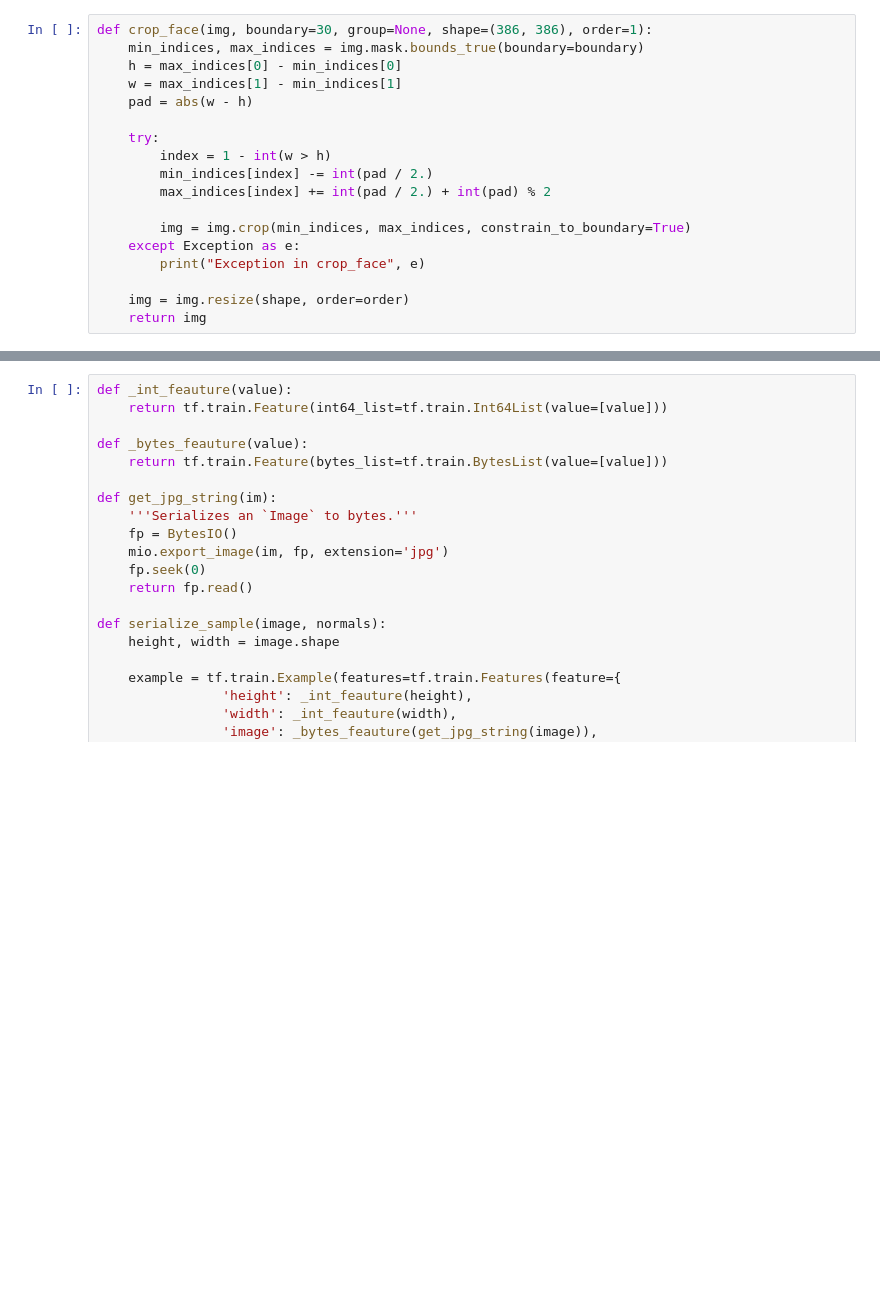
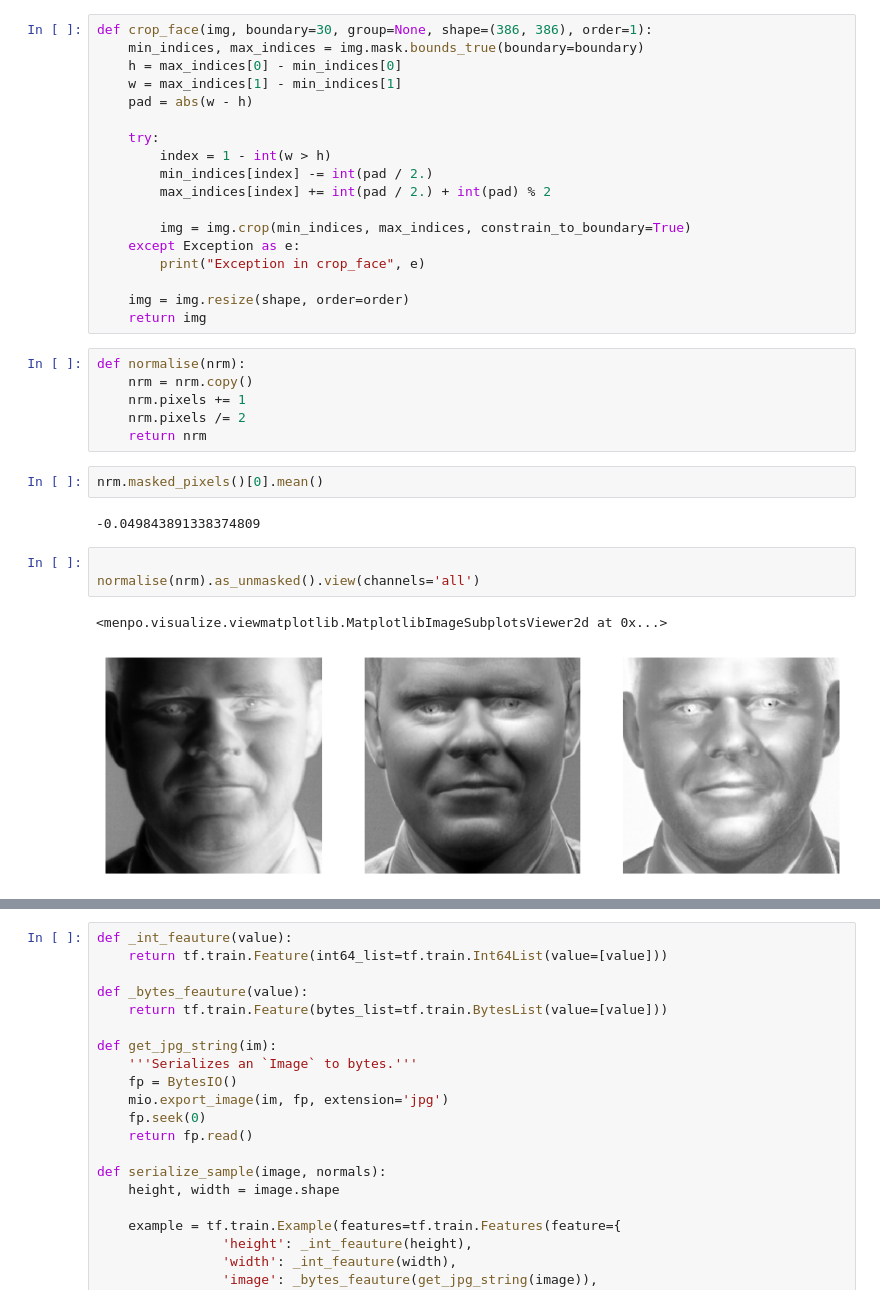
Before and after one commit to trigeorgis/normal_estimation_cvpr17, a Jupyter notebook: Generate photoface tf records.ipynb, the cells around one changed output, grey strips where cells are left out. Cells and saved outputs as stored; diff of their text form; blank space fills up the shorter version.

```diff
--- a/Generate photoface tf records.ipynb
+++ b/Generate photoface tf records.ipynb
@@ -46,6 +46,22 @@ def crop_face(img, boundary=30, group=None, shape=(386, 386), order=1):
 
     img = img.resize(shape, order=order)
     return img
+# %%
+def normalise(nrm):
+    nrm = nrm.copy()
+    nrm.pixels += 1
+    nrm.pixels /= 2
+    return nrm
+# %%
+nrm.masked_pixels()[0].mean()
+# %% [output]
+-0.049843891338374809
+# %%
+
+normalise(nrm).as_unmasked().view(channels='all')
+# %% [output]
+<menpo.visualize.viewmatplotlib.MatplotlibImageSubplotsViewer2d at 0x...>
+[figure, added]
 # %%
 crop_face(nrm).view()
 crop_face(image).view(new_figure=True)
```
Also changed, not shown: parts of 2 cells of this notebook, 4 other files.
